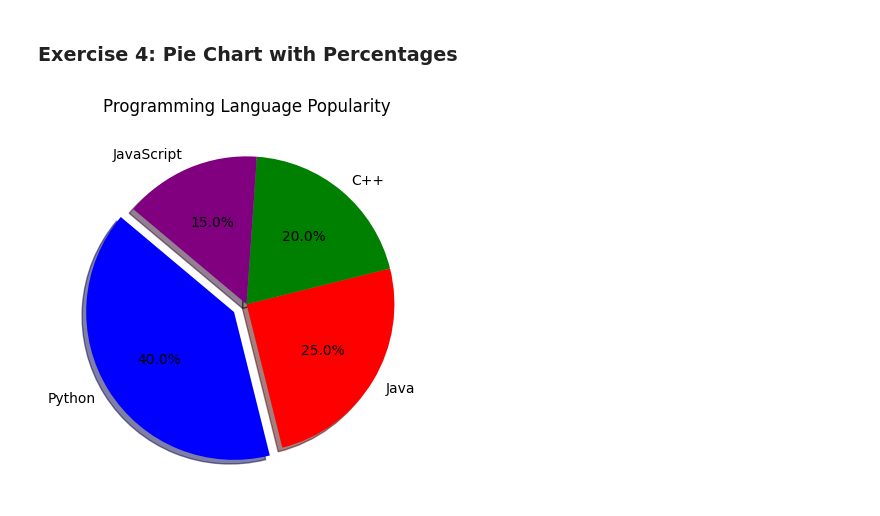
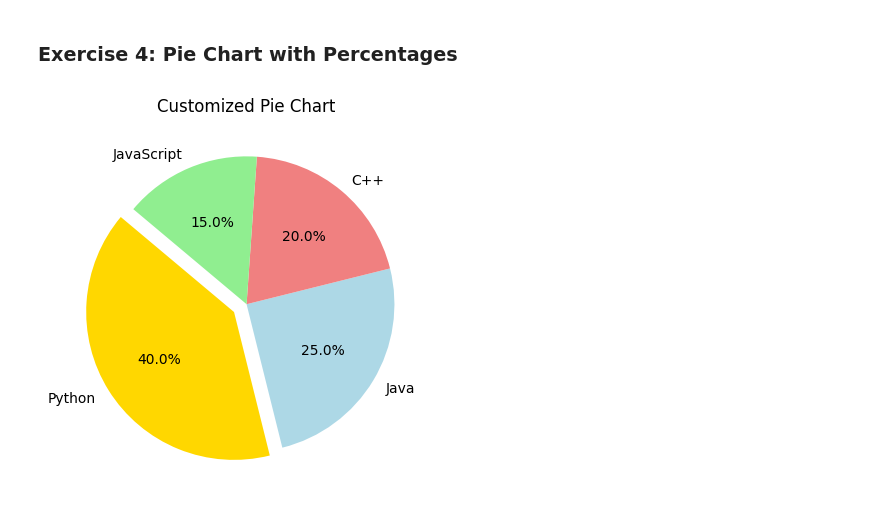
Before and after one commit to pratikshasomanath18/python-jupyter-template, a Jupyter notebook: src/4-pie-chart.ipynb, the cells around one changed output. Saved outputs shown, nothing was run; the diff lists cells and outputs as text; code cells hidden in the pictures.

```diff
--- a/src/4-pie-chart.ipynb
+++ b/src/4-pie-chart.ipynb
@@ -3,28 +3,27 @@
 # %%
 import matplotlib.pyplot as plt
 
 # Data
 labels = ['Python', 'Java', 'C++', 'JavaScript']
 sizes = [40, 25, 20, 15]
-colors = ['blue', 'red', 'green', 'purple']
-explode = (0.1, 0, 0, 0)  # Emphasize Python section
+colors = ['gold', 'lightblue', 'lightcoral', 'lightgreen']
+explode = (0.1, 0, 0, 0)  # Highlighting the first slice
 
-# Error handling
-if not isinstance(labels, list) or not isinstance(sizes, list):
-    raise TypeError("Both labels and sizes should be lists.")
+# Error Handling
 if len(labels) != len(sizes):
-    raise ValueError("Labels and sizes must have the same length.")
-if sum(sizes) <= 0:
-    raise ValueError("Sum of sizes must be greater than zero.")
+    raise ValueError("Labels and sizes lists must be of the same length.")
+if len(colors) != len(labels):
+    raise ValueError("Colors list must have the same length as labels and sizes.")
+if len(explode) != len(labels):
+    raise ValueError("Explode list must have the same length as labels and sizes.")
 
 # Create a pie chart
-plt.pie(sizes, labels=labels, autopct='%1.1f%%', colors=colors, explode=explode,
-        startangle=140, shadow=True)
+plt.pie(sizes, labels=labels, autopct='%1.1f%%', colors=colors, explode=explode, startangle=140)
 
 # Title
-plt.title('Programming Language Popularity')
+plt.title('Customized Pie Chart')
 
 # Show the plot
 plt.show()
 # %% [output]
-[figure, old version]
+[figure, new version]
```
Also changed, not shown: 5 other files.
